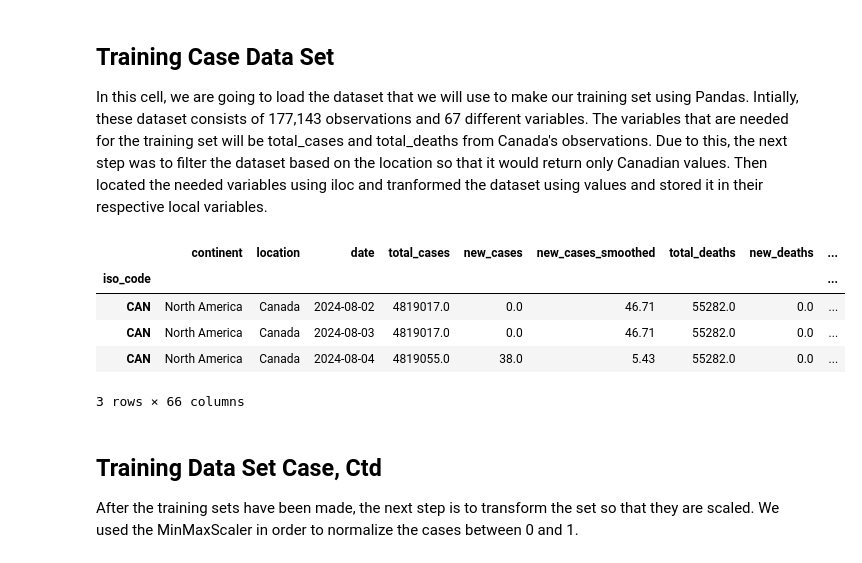
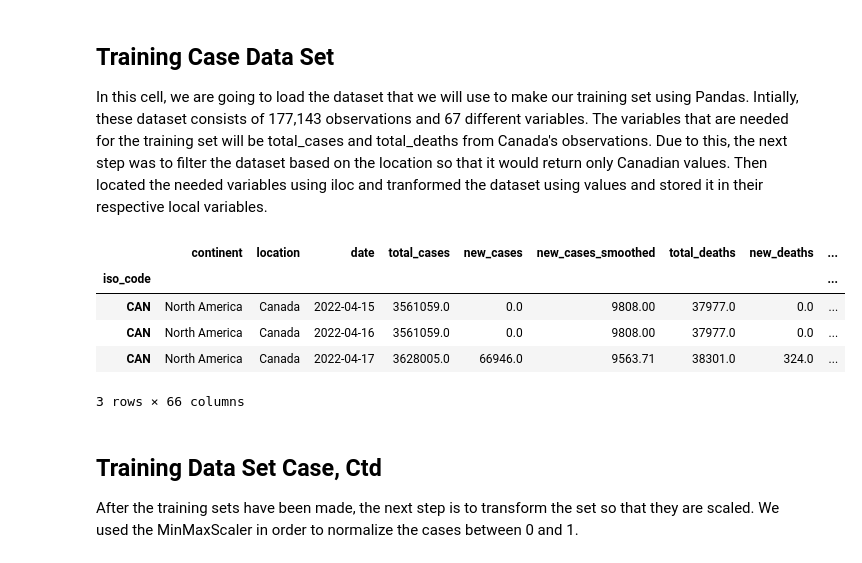
Before and after one commit to tobiadelodun/covid_predictor, a Jupyter notebook: covid_predictor.ipynb, the cells around one changed output. Saved outputs shown, nothing was run; the diff lists cells and outputs as text; code cells hidden in the pictures.

```diff
--- a/covid_predictor.ipynb
+++ b/covid_predictor.ipynb
@@ -28,16 +28,17 @@ In this cell, we are going to load the dataset that we will use to make our trai
 # %%
 url = 'https://raw.githubusercontent.com/owid/covid-19-data/master/public/data/owid-covid-data.csv' #Link to datasaet
 dataset = pd.read_csv(url,index_col=0,parse_dates=[0]) #Load dataset
 dataset = dataset[dataset['location']=='Canada'] #Filter for Canada data
+dataset = dataset[dataset["date"]<"2022-04-18"] #Filter for dates
 dataset = dataset.fillna(0) #Replace null values with 0
 training_setcase = dataset.iloc[:-past,3:4].values #Create training set of total_cases as an array
 dataset.tail(3)
 # %% [output]
 |  | continent | location | date | total_cases | new_cases | new_cases_smoothed | total_deaths | new_deaths | ... |
 | iso_code |  |  |  |  |  |  |  |  | ... |
-| CAN | North America | Canada | 2024-08-02 | 4819017.0 | 0.0 | 46.71 | 55282.0 | 0.0 | ... |
-| CAN | North America | Canada | 2024-08-03 | 4819017.0 | 0.0 | 46.71 | 55282.0 | 0.0 | ... |
-| CAN | North America | Canada | 2024-08-04 | 4819055.0 | 38.0 | 5.43 | 55282.0 | 0.0 | ... |
+| CAN | North America | Canada | 2022-04-15 | 3561059.0 | 0.0 | 9808.00 | 37977.0 | 0.0 | ... |
+| CAN | North America | Canada | 2022-04-16 | 3561059.0 | 0.0 | 9808.00 | 37977.0 | 0.0 | ... |
+| CAN | North America | Canada | 2022-04-17 | 3628005.0 | 66946.0 | 9563.71 | 38301.0 | 324.0 | ... |
 3 rows × 66 columns
 # %% [markdown]
 ## Training Data Set Case, Ctd
```
Also changed, not shown: parts of 6 cells of this notebook.
